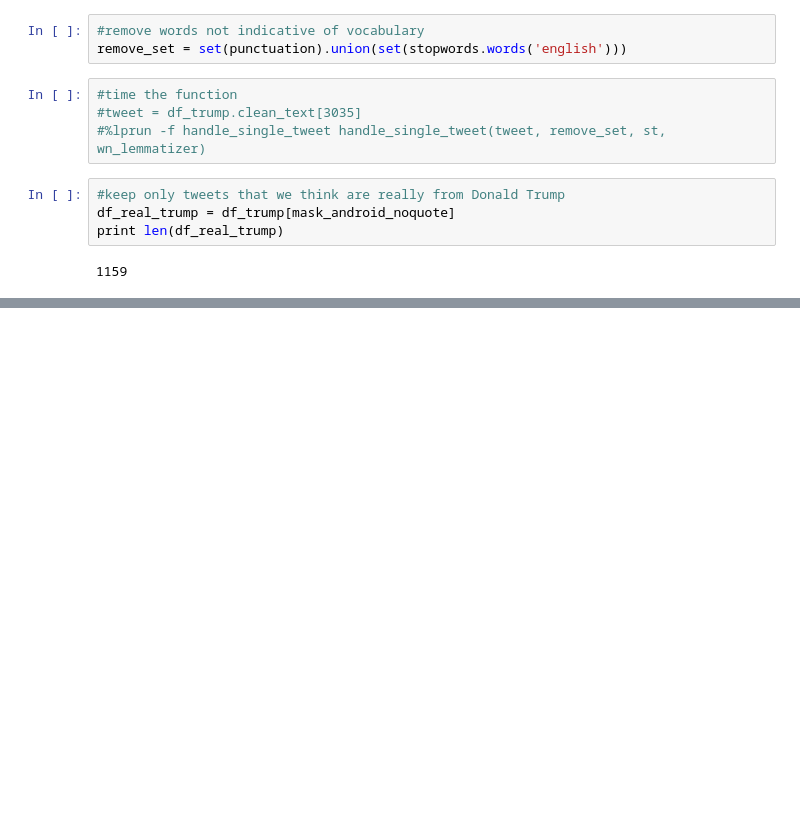
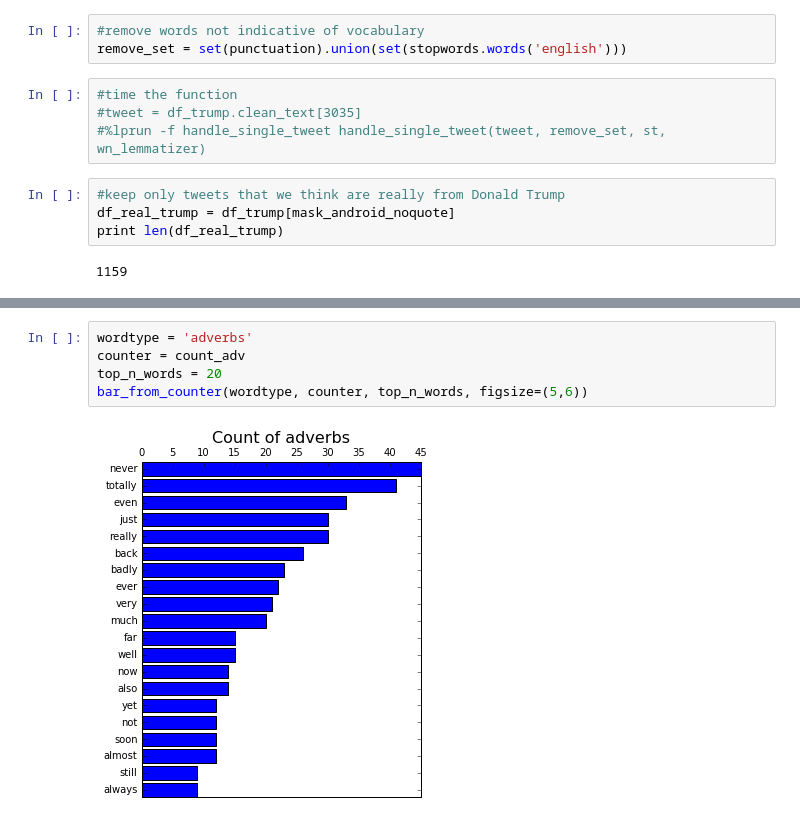
Before and after one commit to AnnaVM/Twitter_API, a Jupyter notebook: notebook/Trump_vocabulary.ipynb, the cells around one changed output, grey strips where cells are left out. Saved outputs shown, nothing was run; the diff lists cells and outputs as text; blank space fills up the shorter version.

```diff
--- a/notebook/Trump_vocabulary.ipynb
+++ b/notebook/Trump_vocabulary.ipynb
@@ -91,0 +355,7 @@ for tweet in df_real_trump.clean_text:
+# %%
+wordtype = 'adverbs'
+counter = count_adv
+top_n_words = 20
+bar_from_counter(wordtype, counter, top_n_words, figsize=(5,6))
+# %% [output]
+[figure, added]
```
Also changed, not shown: parts of 48 cells of this notebook, 9 other files.
